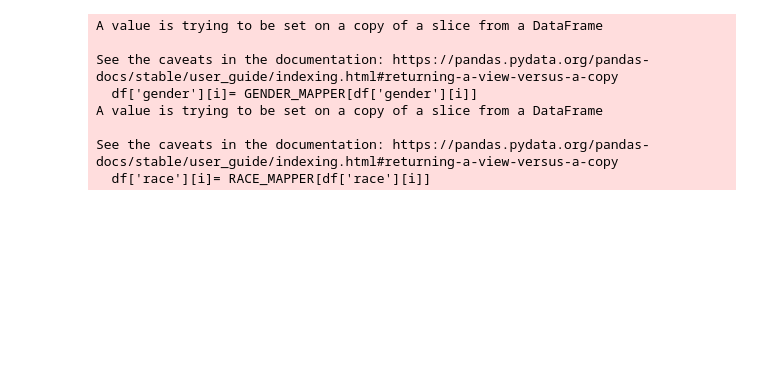
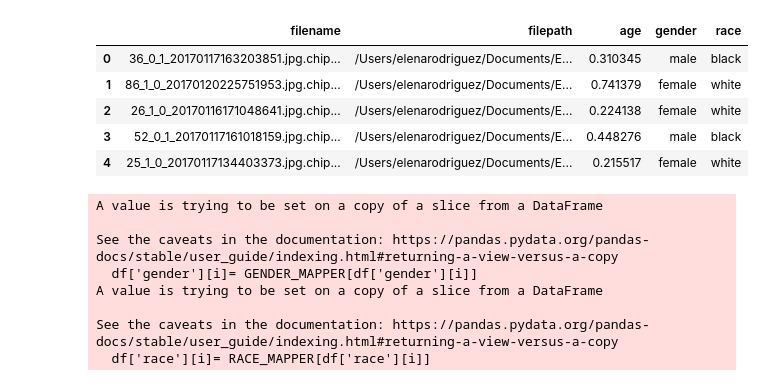
Before and after one commit to hbm99/bias-project-ML, a Jupyter notebook: models_analysis/elena/demographics_classifications.ipynb, the cells around one changed output. Saved outputs shown, nothing was run; the diff lists cells and outputs as text; code cells hidden in the pictures; blank space fills up the shorter version.

```diff
--- a/models_analysis/elena/demographics_classifications.ipynb
+++ b/models_analysis/elena/demographics_classifications.ipynb
@@ -25,3 +22,12 @@ from sklearn.model_selection import StratifiedKFold
 import random as rd
 # %%
 IMG_WIDTH, IMG_HEIGHT = 96, 96
+# %%
+df_train.head()
+# %% [output]
+|  | filename | filepath | age | gender | race |
+| 0 | 36_0_1_20170117163203851.jpg.chip... | /Users/elenarodriguez/Documents/E... | 0.310345 | male | black |
+| 1 | 86_1_0_20170120225751953.jpg.chip... | /Users/elenarodriguez/Documents/E... | 0.741379 | female | white |
+| 2 | 26_1_0_20170116171048641.jpg.chip... | /Users/elenarodriguez/Documents/E... | 0.224138 | female | white |
+| 3 | 52_0_1_20170117161018159.jpg.chip... | /Users/elenarodriguez/Documents/E... | 0.448276 | male | black |
+| 4 | 25_1_0_20170117134403373.jpg.chip... | /Users/elenarodriguez/Documents/E... | 0.215517 | female | white |
```
Also changed, not shown: parts of 20 cells of this notebook, 1 other file.
